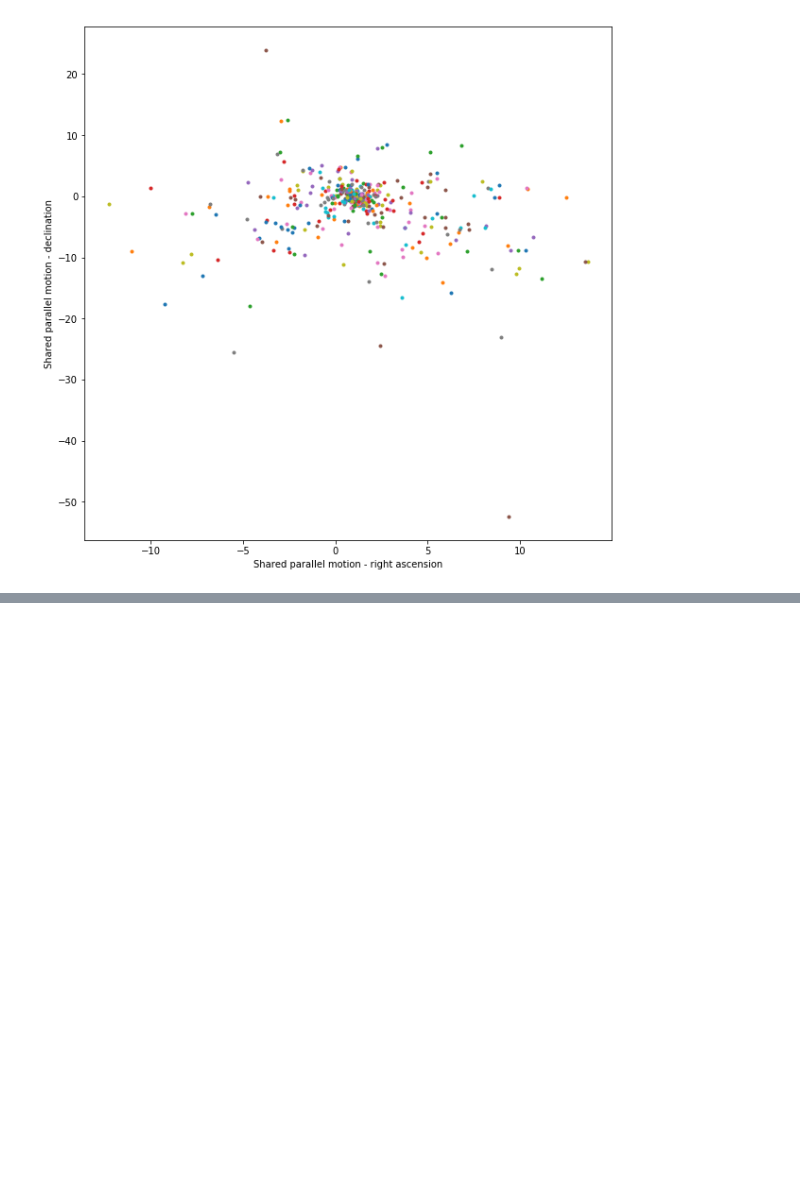
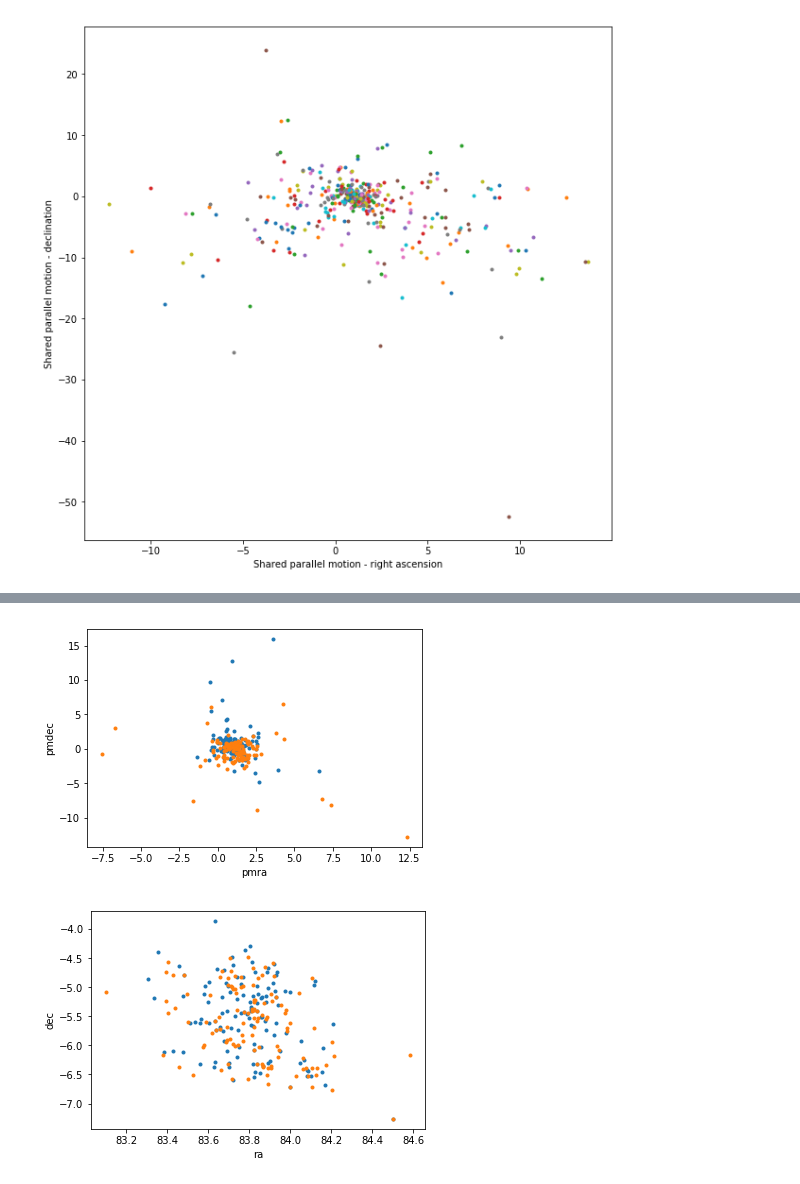
Before and after one commit to aidantmcb/OrionProperMotions, a Jupyter notebook: OrionTripleStars-IntrinsicMotions.ipynb, the cells around one changed output, grey strips where cells are left out. Drawn from its saved outputs; the diff is of its cells as text; code cells hidden in the pictures; blank space fills up the shorter version.

Commit message:
Attempt to match repository with all work that has been done until April 2019

```diff
--- a/OrionTripleStars-IntrinsicMotions.ipynb
+++ b/OrionTripleStars-IntrinsicMotions.ipynb
@@ -380,0 +789,4 @@ populatedTable.write('MatchedPairData.fits', format = 'fits', overwrite = True)
+# %%
+#The product of these two being matched is enhancedMatchedConfirmedMembers.fits
+confEnhance = Table.read('c:\\users\\sahal\\2018TrinaryWork\\TrinaryStarSearch\\data\\enhancedMatchedConfirmedMembers.fits')
+confEnhance
@@ -380,0 +860,6 @@ populatedTable.write('MatchedPairData.fits', format = 'fits', overwrite = True)
+# %%
+conf1 = np.unique(np.concatenate((aa1,bb1,cc1,dd1,ee1,ff1,gg1,hh1,ii1,jj1,ll1,mm1,nn1,oo1,pp1,qq1,rr1,ss1,tt1,uu1,vv1)))
+conf2 = np.unique(np.concatenate((aa2,bb2,cc2,dd2,ee2,ff2,gg2,hh2,ii2,jj2,ll2,mm2,nn2,oo2,pp2,qq2,rr2,ss2,tt2,uu2,vv2)))
+
+print(conf1)
+print(conf2)
@@ -380,0 +884,2 @@ populatedTable.write('MatchedPairData.fits', format = 'fits', overwrite = True)
+# %%
+bothConf = np.intersect1d(conf1, conf2)
@@ -380,0 +898,16 @@ populatedTable.write('MatchedPairData.fits', format = 'fits', overwrite = True)
+# %%
+plt.plot(confEnhance['pmra1'][bothConf], confEnhance['pmdec1'][bothConf], '.')
+plt.plot(confEnhance['pmra2'][bothConf], confEnhance['pmdec2'][bothConf], '.')
+plt.xlabel('pmra')
+plt.ylabel('pmdec')
+plt.show()
+
+plt.plot(confEnhance['ra1'][bothConf], confEnhance['dec1'][bothConf], '.')
+plt.plot(confEnhance['ra2'][bothConf], confEnhance['dec2'][bothConf], '.')
+plt.xlabel('ra')
+plt.ylabel('dec')
+plt.show()
+#These are all the ones that are confirmed in the cluster
+# %% [output]
+[figure, added]
+[figure, added]
```
Also changed, not shown: parts of 28 cells of this notebook, 23 other files.
